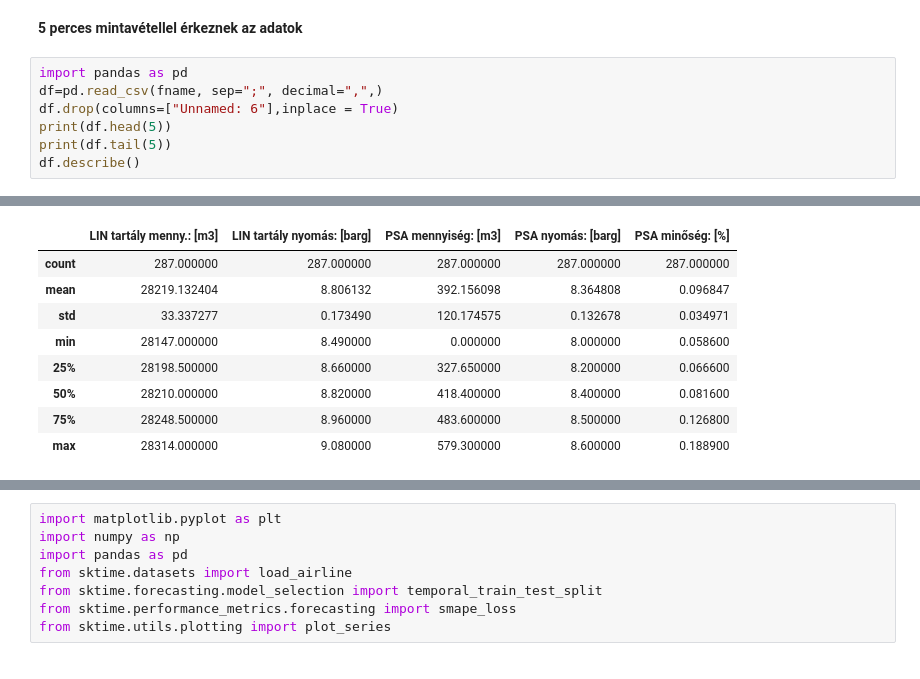
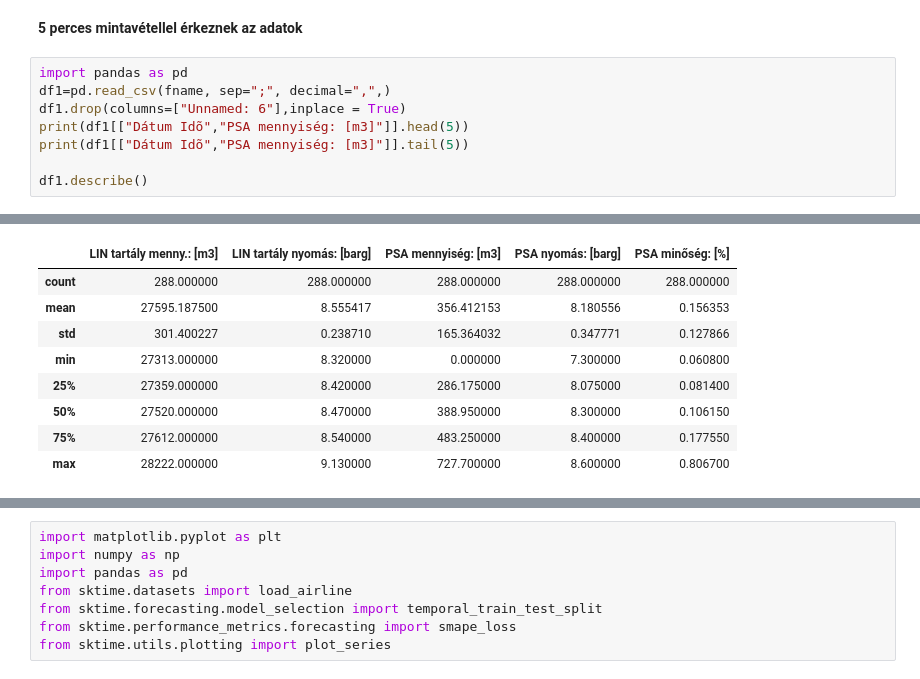
Before and after one commit to sipocz/messer, a Jupyter notebook: AIT4_Vizsgafeladat_20210422_Sipocz_Laszlo.ipynb, the cells around one changed output, grey strips where cells are left out. Cells and saved outputs as stored; diff of their text form.

```diff
--- a/AIT4_Vizsgafeladat_20210422_Sipocz_Laszlo.ipynb
+++ b/AIT4_Vizsgafeladat_20210422_Sipocz_Laszlo.ipynb
@@ -126,9 +166,10 @@ for i in range(1):  # ennyi napnyi adatot tölt le!! t1 -től kezdődően  Nekü
 **5 perces mintavétellel érkeznek az adatok**
 # %%
 import pandas as pd
-df=pd.read_csv(fname, sep=";", decimal=",",)
-df.drop(columns=["Unnamed: 6"],inplace = True)
-print(df.head(5))
-print(df.tail(5))
-df.describe()
+df1=pd.read_csv(fname, sep=";", decimal=",",)
+df1.drop(columns=["Unnamed: 6"],inplace = True)
+print(df1[["Dátum Idõ","PSA mennyiség: [m3]"]].head(5))
+print(df1[["Dátum Idõ","PSA mennyiség: [m3]"]].tail(5))
+
+df1.describe()
 # %% [output]
@@ -151,10 +188,10 @@ df.describe()
 |  | LIN tartály menny.: [m3] | LIN tartály nyomás: [barg] | PSA mennyiség: [m3] | PSA nyomás: [barg] | PSA minőség: [%] |
-| count | 287.000000 | 287.000000 | 287.000000 | 287.000000 | 287.000000 |
-| mean | 28219.132404 | 8.806132 | 392.156098 | 8.364808 | 0.096847 |
-| std | 33.337277 | 0.173490 | 120.174575 | 0.132678 | 0.034971 |
-| min | 28147.000000 | 8.490000 | 0.000000 | 8.000000 | 0.058600 |
-| 25% | 28198.500000 | 8.660000 | 327.650000 | 8.200000 | 0.066600 |
-| 50% | 28210.000000 | 8.820000 | 418.400000 | 8.400000 | 0.081600 |
-| 75% | 28248.500000 | 8.960000 | 483.600000 | 8.500000 | 0.126800 |
-| max | 28314.000000 | 9.080000 | 579.300000 | 8.600000 | 0.188900 |
+| count | 288.000000 | 288.000000 | 288.000000 | 288.000000 | 288.000000 |
+| mean | 27595.187500 | 8.555417 | 356.412153 | 8.180556 | 0.156353 |
+| std | 301.400227 | 0.238710 | 165.364032 | 0.347771 | 0.127866 |
+| min | 27313.000000 | 8.320000 | 0.000000 | 7.300000 | 0.060800 |
+| 25% | 27359.000000 | 8.420000 | 286.175000 | 8.075000 | 0.081400 |
+| 50% | 27520.000000 | 8.470000 | 388.950000 | 8.300000 | 0.106150 |
+| 75% | 27612.000000 | 8.540000 | 483.250000 | 8.400000 | 0.177550 |
+| max | 28222.000000 | 9.130000 | 727.700000 | 8.600000 | 0.806700 |
 # %%
```
Also changed, not shown: parts of 31 cells of this notebook.
